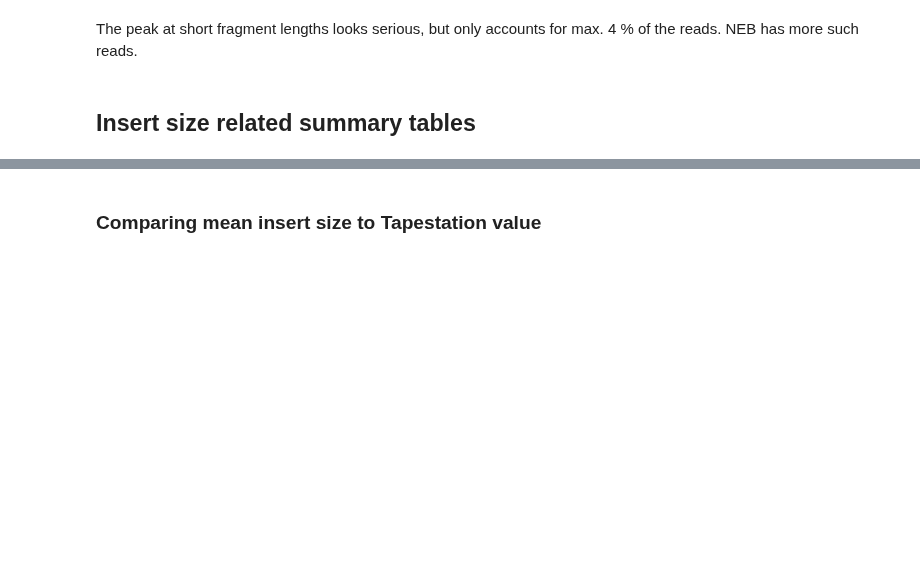
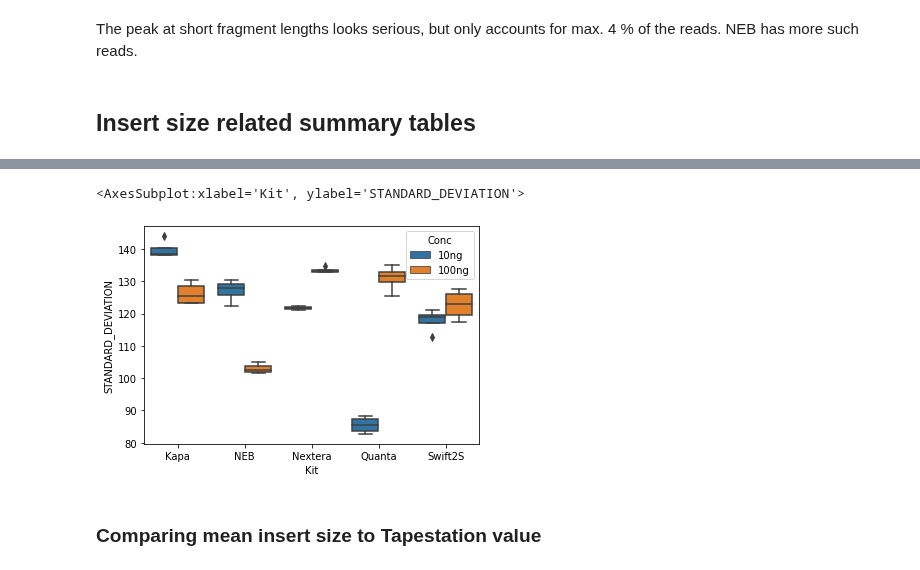
Before and after one commit to fa2k/comparison, a Jupyter notebook: Main_analysis.ipynb, the cells around one changed output, grey strips where cells are left out. Saved outputs shown, nothing was run; the diff lists cells and outputs as text; code cells hidden in the pictures; blank space fills up the shorter version.

```diff
--- a/Main_analysis.ipynb
+++ b/Main_analysis.ipynb
@@ -586,3 +609,8 @@ df[outputs].sort_values(outputs)
+# %%
+sns.boxplot(data=df, y='STANDARD_DEVIATION', x='Kit', hue='Conc')
+# %% [output]
+<AxesSubplot:xlabel='Kit', ylabel='STANDARD_DEVIATION'>
+[figure, added]
 # %% [markdown]
 ### Comparing mean insert size to Tapestation value
 # %%
```
Also changed, not shown: parts of 25 cells of this notebook, 1 other file.
